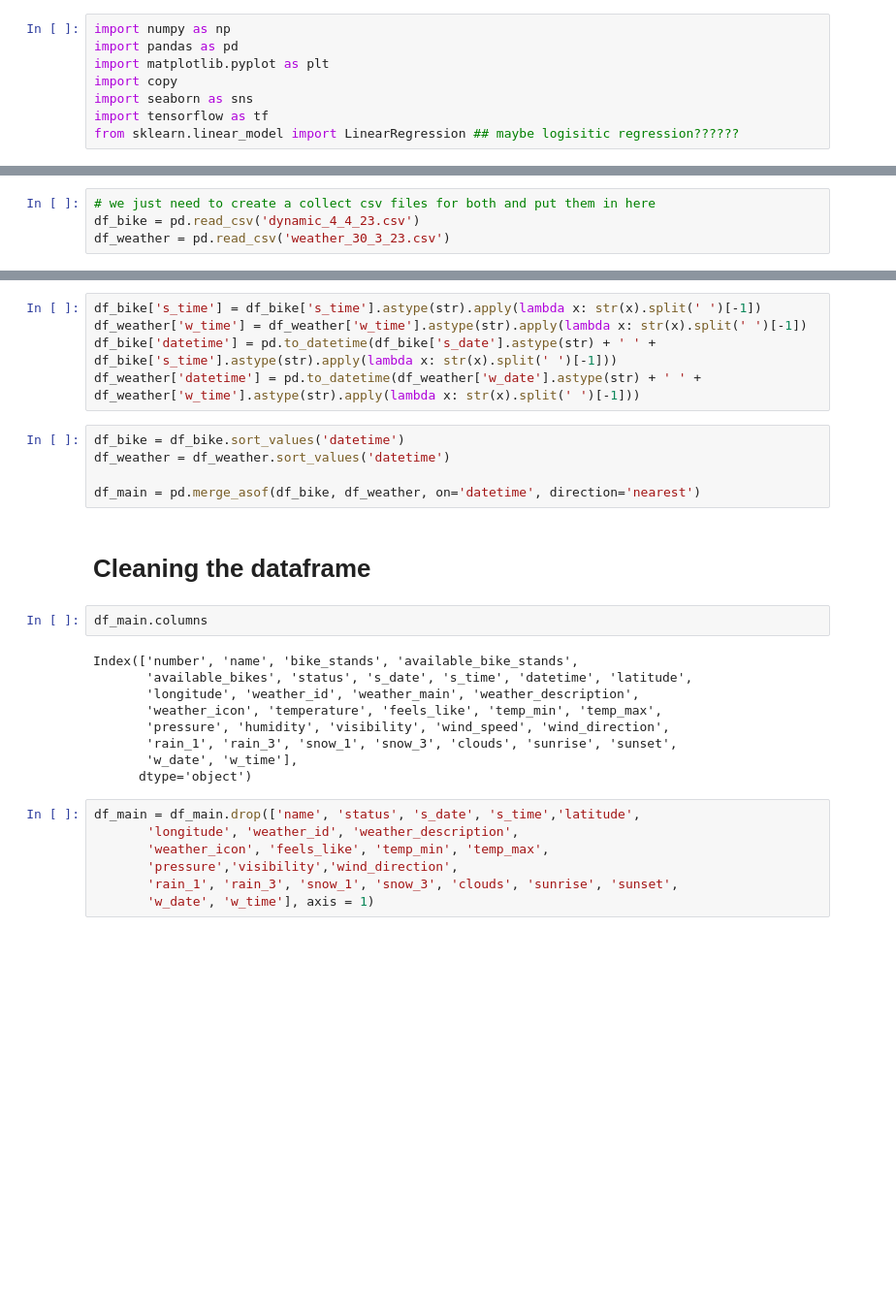
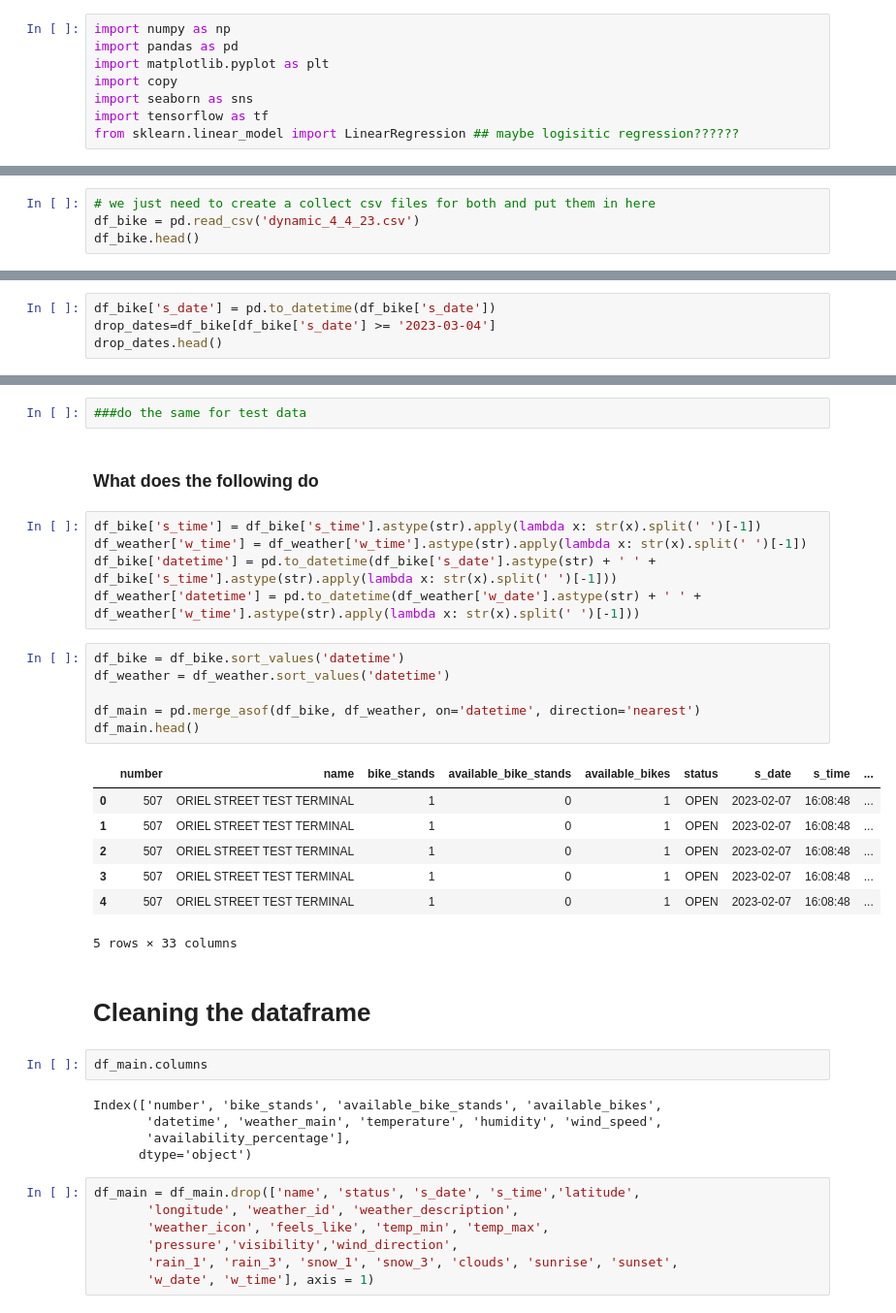
Before and after one commit to shuyaaaaaaa/Dublin-Bike, a Jupyter notebook: datamodel/model.ipynb, the cells around one changed output, grey strips where cells are left out. Shown: that part at 97% size. Saved outputs shown, nothing was run; the diff lists cells and outputs as text; blank space fills up the shorter version.

Commit message:
data

```diff
--- a/datamodel/model.ipynb
+++ b/datamodel/model.ipynb
@@ -13,4 +13,4 @@ from sklearn.linear_model import LinearRegression ## maybe logisitic regression?
 # %%
 # we just need to create a collect csv files for both and put them in here
 df_bike = pd.read_csv('dynamic_4_4_23.csv')
-df_weather = pd.read_csv('weather_30_3_23.csv')
+df_bike.head()
@@ -16,0 +26,4 @@ df_weather = pd.read_csv('weather_30_3_23.csv')
+# %%
+df_bike['s_date'] = pd.to_datetime(df_bike['s_date'])
+drop_dates=df_bike[df_bike['s_date'] >= '2023-03-04']
+drop_dates.head()
@@ -17,3 +73,7 @@ df_weather = pd.read_csv('weather_30_3_23.csv')
+# %%
+###do the same for test data
+# %% [markdown]
+### What does the following do
 # %%
 df_bike['s_time'] = df_bike['s_time'].astype(str).apply(lambda x: str(x).split(' ')[-1])
 df_weather['w_time'] = df_weather['w_time'].astype(str).apply(lambda x: str(x).split(' ')[-1])
@@ -22,20 +82,25 @@ df_weather['datetime'] = pd.to_datetime(df_weather['w_date'].astype(str) + ' ' +
 # %%
 df_bike = df_bike.sort_values('datetime')
 df_weather = df_weather.sort_values('datetime')
 
 df_main = pd.merge_asof(df_bike, df_weather, on='datetime', direction='nearest')
+df_main.head()
+# %% [output]
+|  | number | name | bike_stands | available_bike_stands | available_bikes | status | s_date | s_time | ... |
+| 0 | 507 | ORIEL STREET TEST TERMINAL | 1 | 0 | 1 | OPEN | 2023-02-07 | 16:08:48 | ... |
+| 1 | 507 | ORIEL STREET TEST TERMINAL | 1 | 0 | 1 | OPEN | 2023-02-07 | 16:08:48 | ... |
+| 2 | 507 | ORIEL STREET TEST TERMINAL | 1 | 0 | 1 | OPEN | 2023-02-07 | 16:08:48 | ... |
+| 3 | 507 | ORIEL STREET TEST TERMINAL | 1 | 0 | 1 | OPEN | 2023-02-07 | 16:08:48 | ... |
+| 4 | 507 | ORIEL STREET TEST TERMINAL | 1 | 0 | 1 | OPEN | 2023-02-07 | 16:08:48 | ... |
+5 rows × 33 columns
 # %% [markdown]
 # Cleaning the dataframe
 # %%
 df_main.columns
 # %% [output]
-Index(['number', 'name', 'bike_stands', 'available_bike_stands',
-       'available_bikes', 'status', 's_date', 's_time', 'datetime', 'latitude',
-       'longitude', 'weather_id', 'weather_main', 'weather_description',
-       'weather_icon', 'temperature', 'feels_like', 'temp_min', 'temp_max',
-       'pressure', 'humidity', 'visibility', 'wind_speed', 'wind_direction',
-       'rain_1', 'rain_3', 'snow_1', 'snow_3', 'clouds', 'sunrise', 'sunset',
-       'w_date', 'w_time'],
+Index(['number', 'bike_stands', 'available_bike_stands', 'available_bikes',
+       'datetime', 'weather_main', 'temperature', 'humidity', 'wind_speed',
+       'availability_percentage'],
       dtype='object')
 # %%
 df_main = df_main.drop(['name', 'status', 's_date', 's_time','latitude',
```
Also changed, not shown: parts of 11 cells of this notebook.
